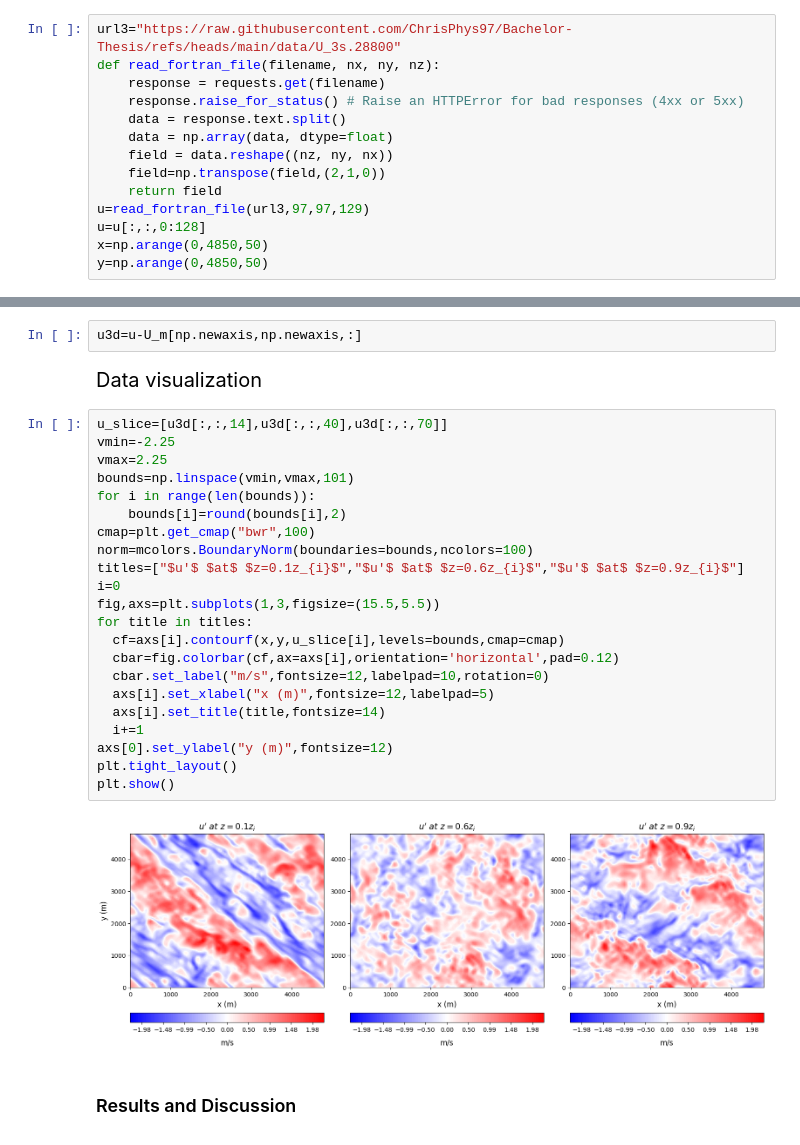
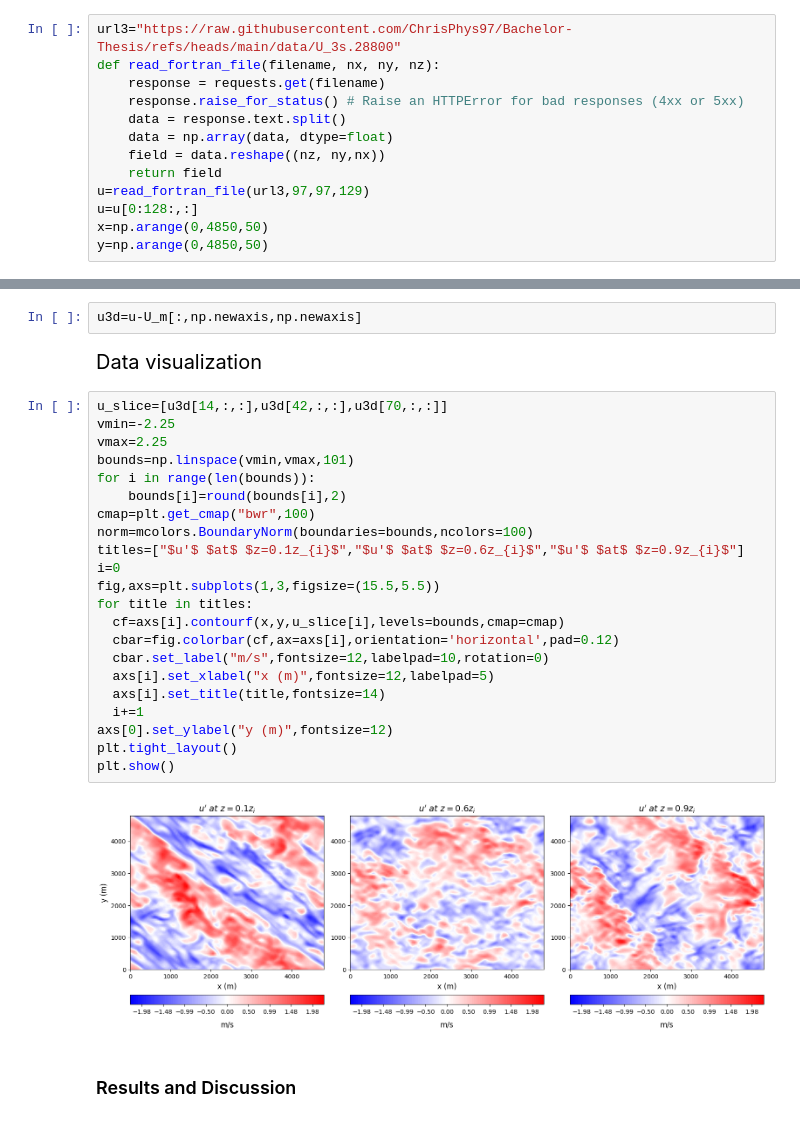
Before and after one commit to ChrisPhys97/Bachelor-Thesis, a Jupyter notebook: Turbulent Structures.ipynb, the cells around one changed output, grey strips where cells are left out. Drawn from its saved outputs; the diff is of its cells as text.

```diff
--- a/Turbulent Structures.ipynb
+++ b/Turbulent Structures.ipynb
@@ -67,11 +67,10 @@ def read_fortran_file(filename, nx, ny, nz):
     response.raise_for_status() # Raise an HTTPError for bad responses (4xx or 5xx)
     data = response.text.split()
     data = np.array(data, dtype=float)
-    field = data.reshape((nz, ny, nx))
-    field=np.transpose(field,(2,1,0))
+    field = data.reshape((nz, ny,nx))
     return field
 u=read_fortran_file(url3,97,97,129)
-u=u[:,:,0:128]
+u=u[0:128:,:]
 x=np.arange(0,4850,50)
 y=np.arange(0,4850,50)
 # %% [markdown]
@@ -81,36 +80,36 @@ text-justify: inter-word; font-size: 20px;">
 Turbulance calculation from 3D instantaneous fields where $\tilde{u}$ is spatially-averaged quantity: *$u'=u-\tilde{u}$* .
 </div>
 # %%
-u3d=u-U_m[np.newaxis,np.newaxis,:]
+u3d=u-U_m[:,np.newaxis,np.newaxis]
 # %% [markdown]
 <div style="text-align: justify;
 text-justify: inter-word; font-size: 20px;">
 Data visualization
 </div>
 # %%
-u_slice=[u3d[:,:,14],u3d[:,:,40],u3d[:,:,70]]
+u_slice=[u3d[14,:,:],u3d[42,:,:],u3d[70,:,:]]
 vmin=-2.25
 vmax=2.25
 bounds=np.linspace(vmin,vmax,101)
 for i in range(len(bounds)):
     bounds[i]=round(bounds[i],2)
 cmap=plt.get_cmap("bwr",100)
 norm=mcolors.BoundaryNorm(boundaries=bounds,ncolors=100)
 titles=["$u'$ $at$ $z=0.1z_{i}$","$u'$ $at$ $z=0.6z_{i}$","$u'$ $at$ $z=0.9z_{i}$"]
 i=0
 fig,axs=plt.subplots(1,3,figsize=(15.5,5.5))
 for title in titles:
   cf=axs[i].contourf(x,y,u_slice[i],levels=bounds,cmap=cmap)
   cbar=fig.colorbar(cf,ax=axs[i],orientation='horizontal',pad=0.12)
   cbar.set_label("m/s",fontsize=12,labelpad=10,rotation=0)
   axs[i].set_xlabel("x (m)",fontsize=12,labelpad=5)
   axs[i].set_title(title,fontsize=14)
   i+=1
 axs[0].set_ylabel("y (m)",fontsize=12)
 plt.tight_layout()
 plt.show()
 # %% [output]
-[figure, old version]
+[figure, new version]
 # %% [markdown]
 ### Results and Discussion
 
```
